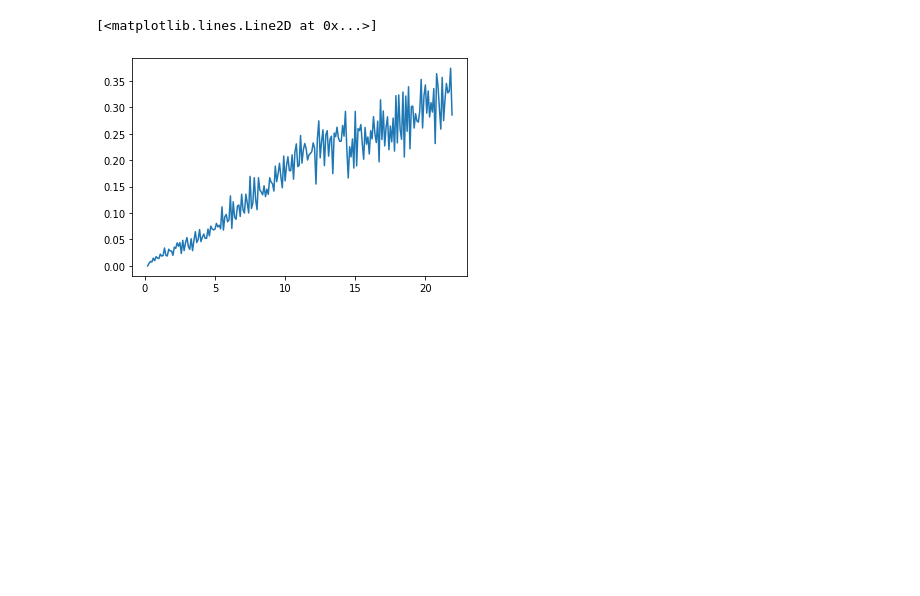
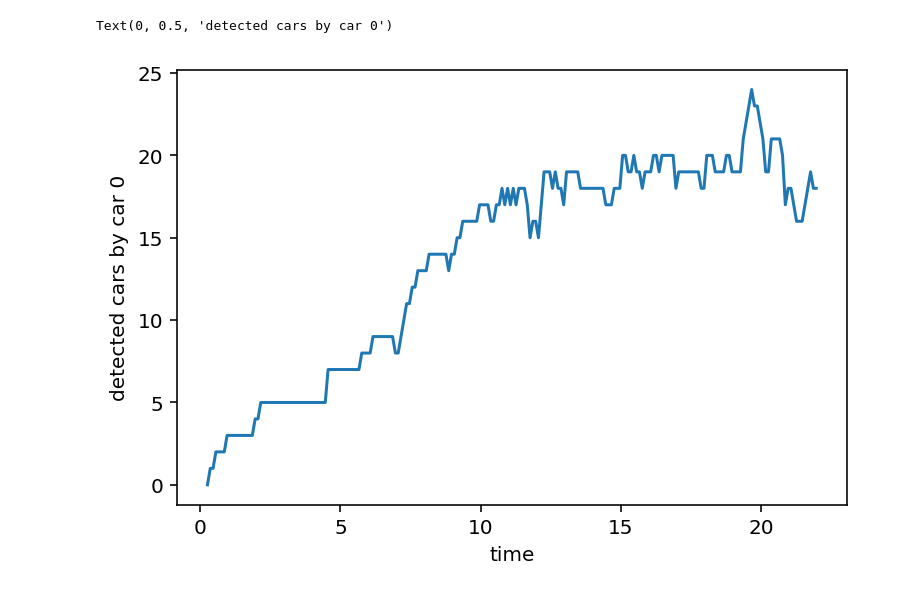
Before and after one commit to kovrichard/artery, a Jupyter notebook: scenarios/car2car-grid/results/Results.ipynb, the cells around one changed output. Drawn from its saved outputs; the diff is of its cells as text; code cells hidden in the pictures; blank space fills up the shorter version.

```diff
--- a/scenarios/car2car-grid/results/Results.ipynb
+++ b/scenarios/car2car-grid/results/Results.ipynb
@@ -27,6 +35,6 @@ plt.plot(x,y)
 # %%
 car0 = vectors[(vectors.type == "vector") & (vectors.name == "allDetectedCars")].iloc[[0]]
 # %%
-x = [float(n) for n in car0.vectime.values[0].split(' ')]
+x = string_of_floats_to_list_of_floats(car0.vectime.values[0], ' ')
 # %%
-y = [float(n) for n in car0.vecvalue.values[0].split(' ')]
+y = string_of_floats_to_list_of_floats(car0.vecvalue.values[0], ' ')
@@ -38 +41,8 @@ plt.plot(x,y)
+# %%
+plt.plot(x,y)
+plt.xlabel("time")
+plt.ylabel("detected cars by car 0")
+# %% [output]
+Text(0, 0.5, 'detected cars by car 0')
+[figure, added]
 # %%
@@ -44,5 +53,0 @@ y = [float(n) for n in cbr.vecvalue.values[0].split(' ')]
-# %%
-plt.plot(x,y)
-# %% [output]
-[<matplotlib.lines.Line2D at 0x...>]
-[figure, removed]
```
Also changed, not shown: parts of 14 cells of this notebook.
